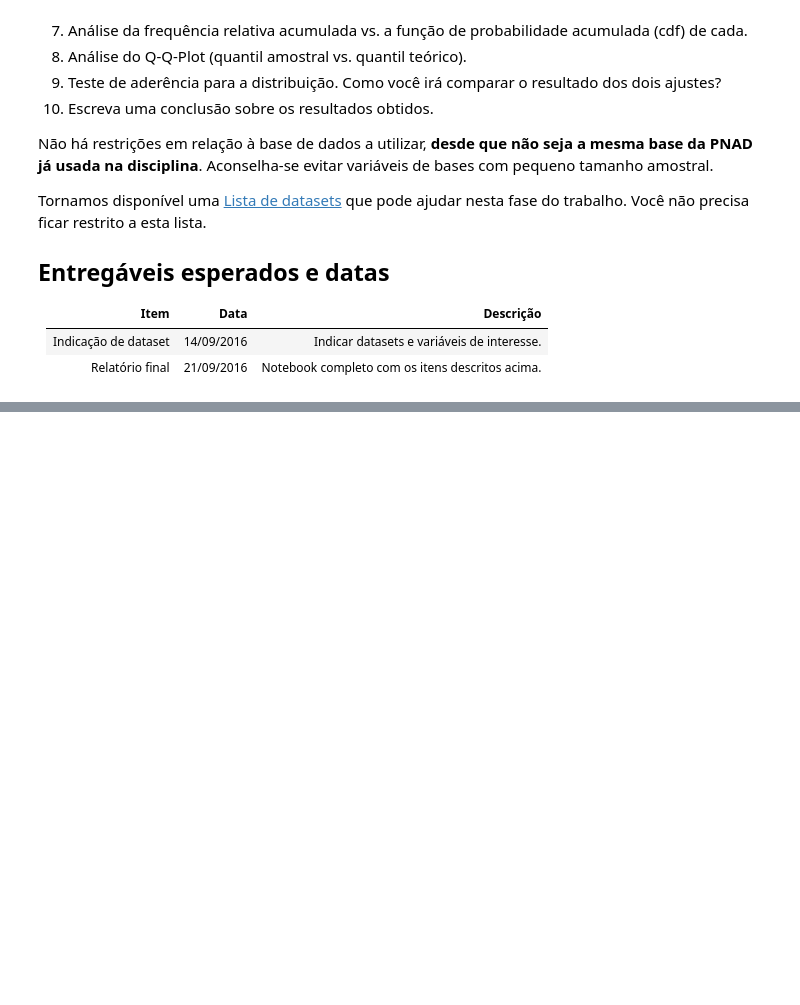
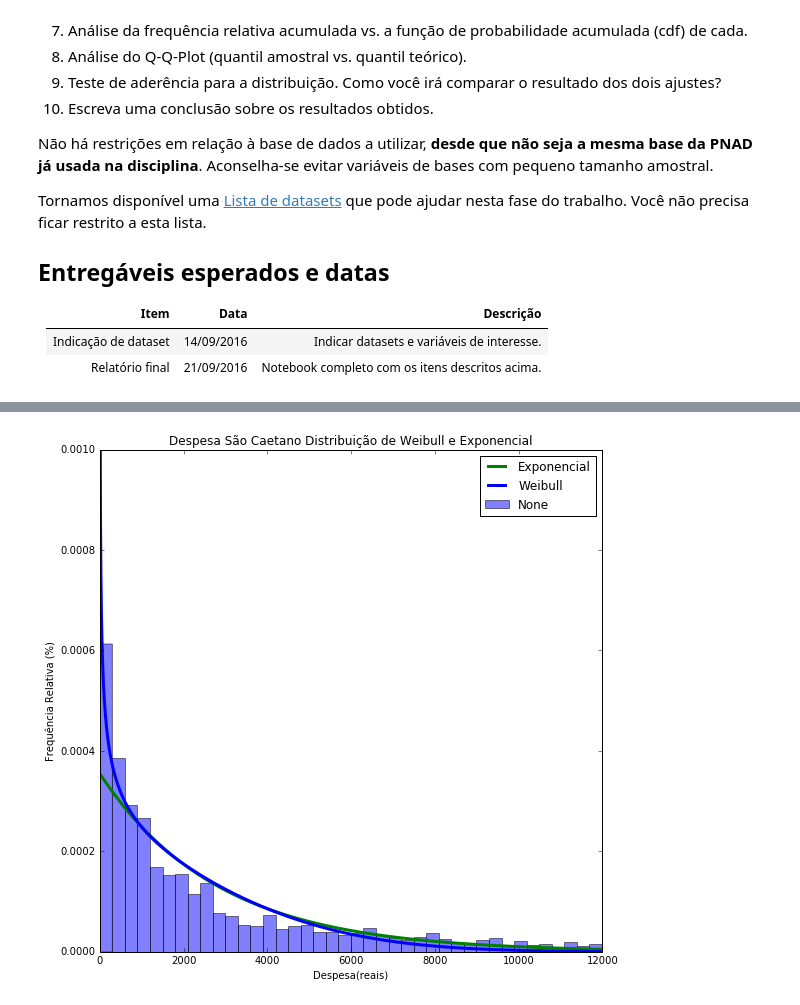
Before and after one commit to rafaelmarzolla/Ciencia-dos-Dados, a Jupyter notebook: MiniProjeto1(1).ipynb, the cells around one changed output, grey strips where cells are left out. Cells and saved outputs as stored; diff of their text form; code cells hidden in the pictures; blank space fills up the shorter version.

```diff
--- a/MiniProjeto1(1).ipynb
+++ b/MiniProjeto1(1).ipynb
@@ -43,0 +100,15 @@ Relatório final| 21/09/2016| Notebook completo com os itens descritos acima.
+# %%
+x = np.linspace(despesa.min(), despesa.max(), 1000)
+exponencial = expon.pdf(x, loc = despesa.min(), scale=despesa.std())
+plt.plot(x, exponencial, '-', color='green', label="Exponencial", lw=3) # Plota a exponencial teórica
+
+plt.plot(despesa, exponweib.pdf(despesa, *exponweib.fit(despesa, 1, 1, loc=despesa.mean(), scale=despesa.std())),color='blue', label="Weibull", lw=3)
+
+plot = despesa.plot.hist(bins = 40, normed = True, alpha = 0.5, figsize = (9,9), title= 'Despesa São Caetano Distribuição de Weibull e Exponencial')
+plt.ylabel("Frequência Relativa (%)")
+plt.xlabel("Despesa(reais)")
+plt.axis([despesa.min(), despesa.max(), 0, 0.001])
+plt.legend()
+plt.show()
+# %% [output]
+[figure, added]
```
Also changed, not shown: parts of 25 cells of this notebook.
